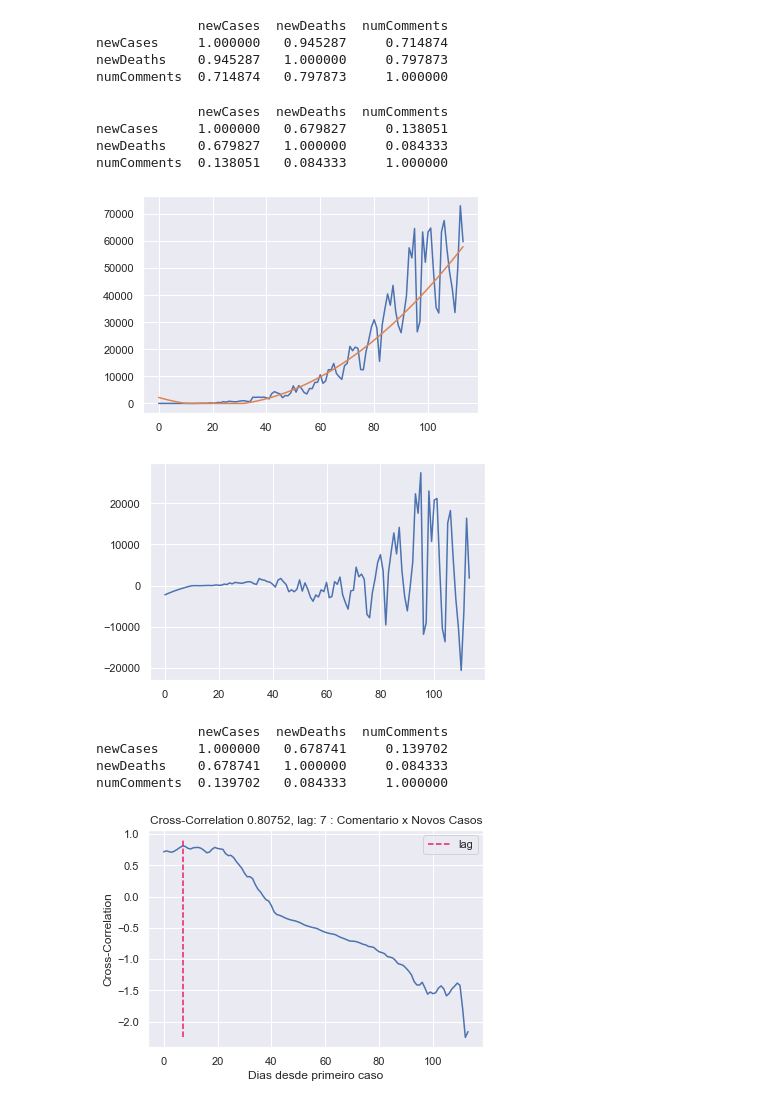
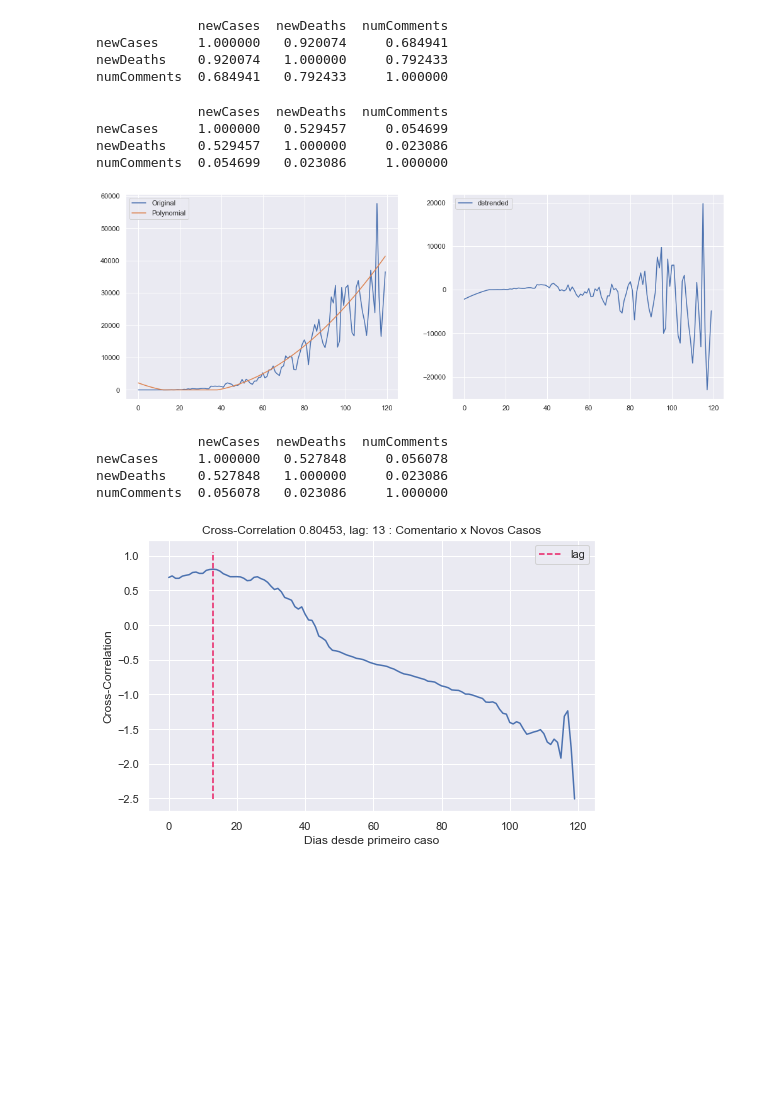
Before and after one commit to rdenadai/Covid19-Twitter-Tracker, a Jupyter notebook: code/notebooks/ValidaRegressao.ipynb, the cells around one changed output. Saved outputs shown, nothing was run; the diff lists cells and outputs as text; code cells hidden in the pictures; blank space fills up the shorter version.

```diff
--- a/code/notebooks/ValidaRegressao.ipynb
+++ b/code/notebooks/ValidaRegressao.ipynb
@@ -32,6 +30,8 @@ split = int(len(y) * .8)
 # %%
-df_covid = pd.read_csv("https://raw.githubusercontent.com/rdenadai/covid19statistics/master/data/covid-19/brazil/cases-brazil-cities-time-2020-06-17.csv")
+df_covid = pd.read_csv("https://raw.githubusercontent.com/rdenadai/covid19statistics/master/data/covid-19/brazil/cases-brazil-cities-time-2020-06-24.csv")
 # print(df_covid.columns)
+# %%
+df_covid = df_covid.drop(df_covid.index[df_covid["state"] == "TOTAL"])
 # %%
 covid_data = df_covid[["date", "newCases", "newDeaths"]].copy()
 covid_data["date"] = pd.to_datetime(covid_data["date"], format='%Y-%m-%d')
@@ -62,62 +62,68 @@ datas = df_merged["date"].to_numpy()
 print(df_merged.corr())
 # %% [output]
              newCases  newDeaths  numComments
-newCases     1.000000   0.945287     0.714874
-newDeaths    0.945287   1.000000     0.797873
-numComments  0.714874   0.797873     1.000000
+newCases     1.000000   0.920074     0.684941
+newDeaths    0.920074   1.000000     0.792433
+numComments  0.684941   0.792433     1.000000
 # %%
 print(df_merged.diff().corr())
 # %% [output]
              newCases  newDeaths  numComments
-newCases     1.000000   0.679827     0.138051
-newDeaths    0.679827   1.000000     0.084333
-numComments  0.138051   0.084333     1.000000
+newCases     1.000000   0.529457     0.054699
+newDeaths    0.529457   1.000000     0.023086
+numComments  0.054699   0.023086     1.000000
 # %%
 X = [i for i in range(0, len(df_merged["newCases"]))]
 X = np.reshape(X, (len(X), 1))
 X = PolynomialFeatures(2).fit_transform(X)
 y = df_merged["newCases"]
+
+split = int(len(y) * .8)
 
 X_train = [i for i in range(0, len(df_merged["newCases"]))][:split]
 X_train = np.reshape(X_train, (len(X_train), 1))
 X_train = PolynomialFeatures(2).fit_transform(X_train)
 y_train = df_merged["newCases"][:split]
 
 model = LinearRegression()
 model.fit(X_train, y_train)
 # calculate trend
-trend = model.predict(X)
+trend = model.predict(X).astype(np.int)
 trend[trend < 0] = 0
-# plot trend
-plt.plot(y)
-plt.plot(trend)
-plt.show()
 # detrend
 detrended = [y[i]-trend[i] for i in range(0, len(y))]
+
+plt.figure(figsize=(17, 6))
+# plot trend
+plt.subplot(1, 2, 1)
+plt.plot(y, label="Original")
+plt.plot(trend, label="Polynomial")
+plt.legend()
 # plot detrended
-plt.plot(detrended)
-# plt.plot(df_merged["newCases"]-df_merged["newCases"].shift(1))
+plt.subplot(1, 2, 2)
+plt.plot(detrended, label="detrended")
+plt.legend()
 plt.show()
 # %% [output]
-[figure, old version]
+[figure, new version]
-[figure, removed]
 # %%
 print(pd.DataFrame(np.c_[detrended, df_merged[['newDeaths', 'numComments']]], columns=['newCases', 'newDeaths', 'numComments']).diff().corr())
 # %% [output]
              newCases  newDeaths  numComments
-newCases     1.000000   0.678741     0.139702
-newDeaths    0.678741   1.000000     0.084333
-numComments  0.139702   0.084333     1.000000
+newCases     1.000000   0.527848     0.056078
+newDeaths    0.527848   1.000000     0.023086
+numComments  0.056078   0.023086     1.000000
 # %%
 ccf_ = ccf(df_merged["newCases"], df_merged["numComments"])
 displace_in_time = np.argmax(ccf_)
 
+plt.figure(figsize=(8, 5))
 plt.title(f"Cross-Correlation {round(np.max(ccf_), 5)}, lag: {displace_in_time} : Comentario x Novos Casos")
 plt.plot(ccf_)
-plt.plot([displace_in_time, displace_in_time], [np.min(ccf_), np.max(ccf_) + 0.1], "--", c="#e91e63", label="lag")
+plt.plot([displace_in_time, displace_in_time], [np.min(ccf_), np.max(ccf_) + 0.25], "--", c="#e91e63", label="lag")
 plt.xlabel("Dias desde primeiro caso")
 plt.ylabel("Cross-Correlation")
 plt.legend()
 plt.show()
 # %% [output]
-[figure, old version]
+[figure, new version]
```
Also changed, not shown: parts of 5 cells of this notebook, 20 other files.
